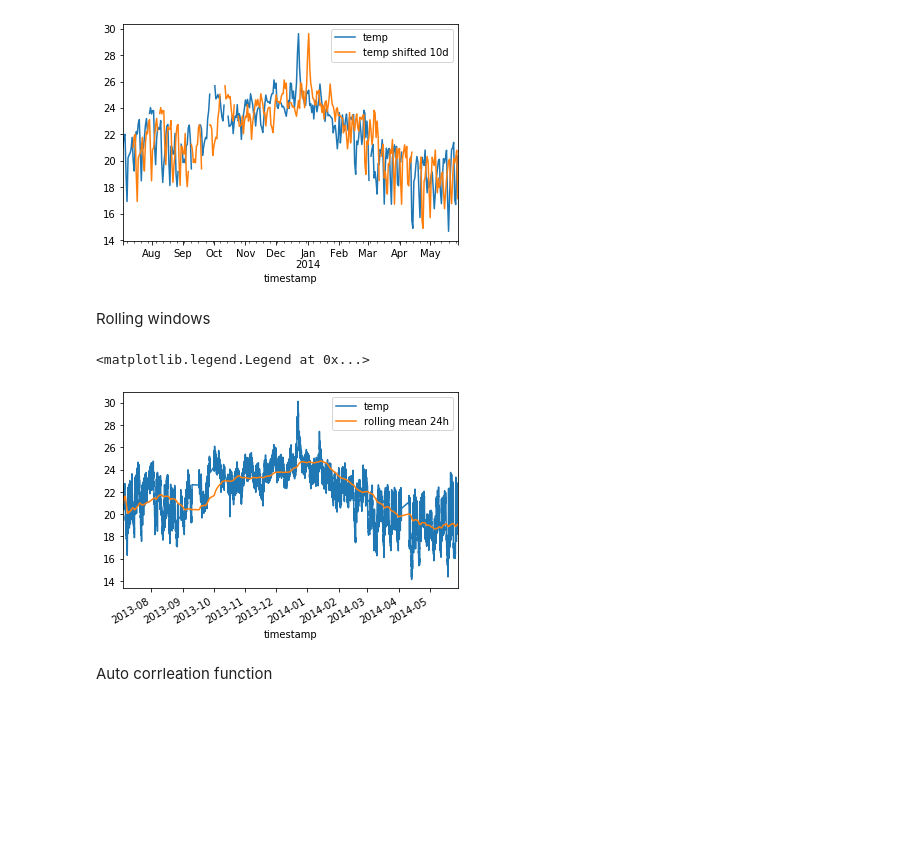
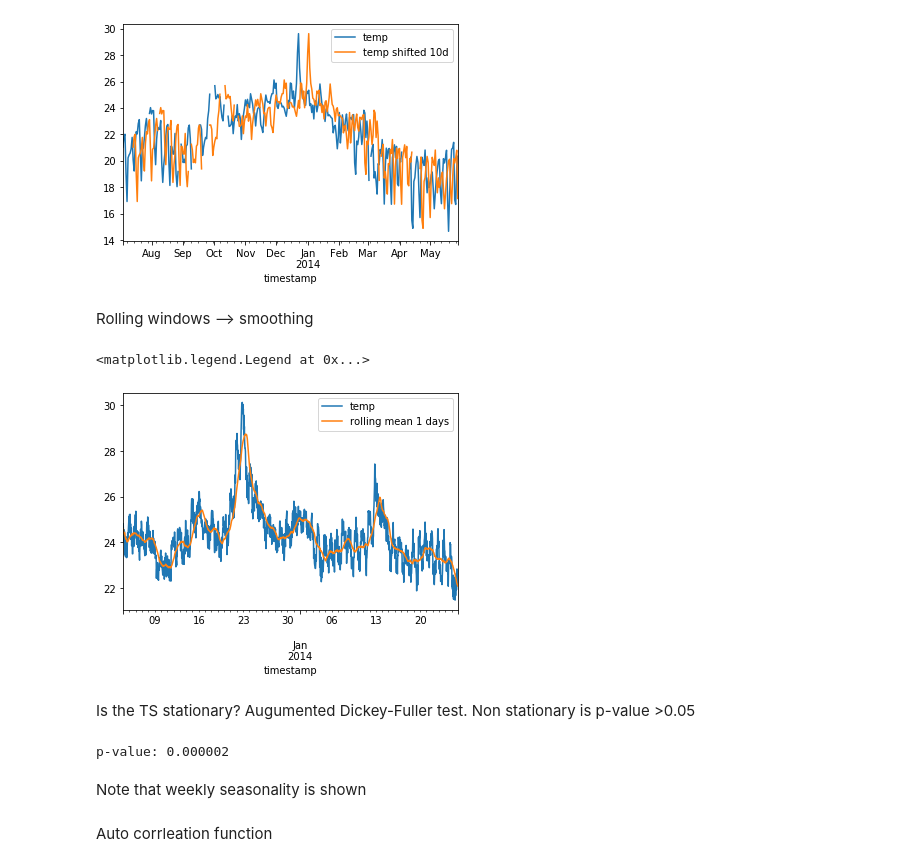
Before and after one commit to kbarr1/time_series_exploration, a Jupyter notebook: ts_exploratioon.ipynb, the cells around one changed output. Cells and saved outputs as stored; diff of their text form; code cells hidden in the pictures; blank space fills up the shorter version.

```diff
--- a/ts_exploratioon.ipynb
+++ b/ts_exploratioon.ipynb
@@ -50,5 +52,5 @@ plt.legend(['temp', 'temp shifted 10d'])
 <matplotlib.legend.Legend at 0x...>
 [figure]
 # %% [markdown]
-Rolling windows
+Rolling windows --> smoothing
 # %%
@@ -56,10 +58,21 @@ rolling_value = df['value'].rolling('30D').mean()
 # %%
-df['value'].plot(legend = True)
+df_sub = df['2013-12-04':'2014-01-25']
+rolling_value = df_sub['value'].rolling('1D').mean()
+df_sub['value'].plot(legend = True)
 rolling_value.plot(legend = True)
-plt.legend(['temp', 'rolling mean 30 days'])
+plt.legend(['temp', 'rolling mean 1 days'])
 # %% [output]
 <matplotlib.legend.Legend at 0x...>
-[figure, old version]
+[figure, new version]
+# %% [markdown]
+Is the TS stationary? Augumented Dickey-Fuller test. Non stationary is p-value >0.05
+# %%
+adf = adfuller(df['value'])
+print("p-value: %f " % adf[1])
+# %% [output]
+p-value: 0.000002
+# %% [markdown]
+Note that weekly seasonality is shown
 # %% [markdown]
 Auto corrleation function
 # %%
```
Also changed, not shown: parts of 14 cells of this notebook.
